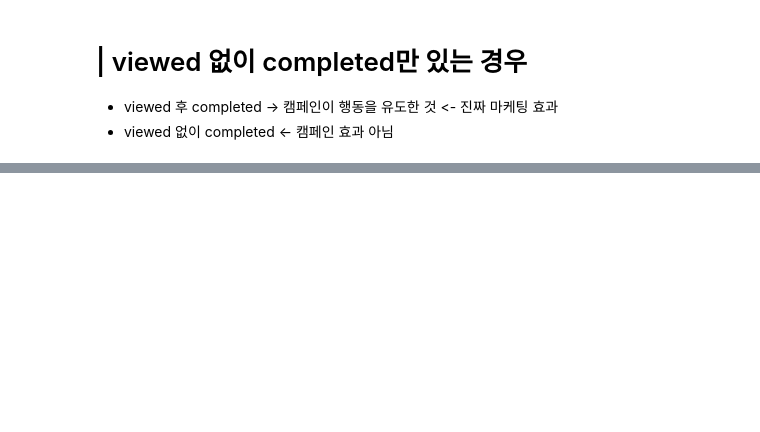
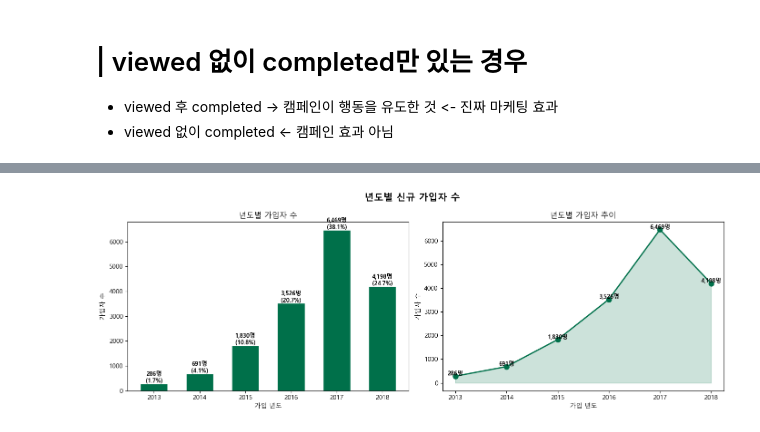
Before and after one commit to rladbstj56/practice_project, a Jupyter notebook: pjh_EDA/preprocessing.ipynb, the cells around one changed output, grey strips where cells are left out. Saved outputs shown, nothing was run; the diff lists cells and outputs as text; code cells hidden in the pictures; blank space fills up the shorter version.

```diff
--- a/pjh_EDA/preprocessing.ipynb
+++ b/pjh_EDA/preprocessing.ipynb
@@ -153,11 +267,11 @@ min             2013-07-29 00:00:00
 max             2018-07-26 00:00:00
 Name: became_member_on, dtype: object
 # %%
-base_date = profile["became_member_on"].max()
-profile["tenure_days"] = (base_date - profile["became_member_on"]).dt.days
+base_date = df_prof["became_member_on"].max()
+df_prof["tenure_days"] = (base_date - df_prof["became_member_on"]).dt.days
 
 print(f"기준일: {base_date.date()}")
-print(profile["tenure_days"].describe())
+print(df_prof["tenure_days"].describe())
 # %% [output]
 기준일: 2018-07-26
 count   17000.00
@@ -185,10 +289,10 @@ profile[["income"]].describe()
 # 소득 구간
 income_bins = [0, 40000, 60000, 80000, 100000, 200000]
 income_labels = ["~4만", "4~6만", "6~8만", "8~10만", "10만+"]
-profile["income_group"] = pd.cut(profile["income"], bins=income_bins, labels=income_labels)
+df_prof["income_group"] = pd.cut(df_prof["income"], bins=income_bins, labels=income_labels)
 
-print(profile["income_group"].value_counts(dropna=False))
-print("income 결측 수:", profile["income"].isna().sum())
+print(df_prof["income_group"].value_counts(dropna=False))
+print("income 결측 수:", df_prof["income"].isna().sum())
 # %% [output]
 income_group
 6~8만     4567
@@ -302,3 +437,11 @@ print(transcript[["person", "event", "amount", "offer_id", "day"]].head(8))
 
 - viewed 후 completed -> 캠페인이 행동을 유도한 것 <- 진짜 마케팅 효과
 - viewed 없이 completed <- 캠페인 효과 아님
+# %%
+# 년도별 신규 가입자 수
+df_prof["year"] = df_prof["became_member_on"].dt.year
+
+year_counts = df_prof["year"].value_counts().sort_index()
+year_ratio = df_prof["year"].value_counts(normalize=True).sort_index() * 100
+
+print(year_counts)
@@ -304,0 +457,32 @@ print(transcript[["person", "event", "amount", "offer_id", "day"]].head(8))
+# %%
+fig, axes = plt.subplots(1, 2, figsize=(14, 5))
+fig.suptitle("년도별 신규 가입자 수", fontsize=15, fontweight="bold")
+
+# 막대 차트
+bars = axes[0].bar(year_counts.index.astype(str), year_counts.values, color="#00704A", edgecolor="white", width=0.6)
+axes[0].set_title("년도별 가입자 수")
+axes[0].set_xlabel("가입 년도")
+axes[0].set_ylabel("가입자 수")
+for bar, cnt, ratio in zip(bars, year_counts.values, year_ratio.values):
+    axes[0].text(
+        bar.get_x() + bar.get_width() / 2,
+        bar.get_height() + 30,
+        f"{cnt:,}명\n({ratio:.1f}%)",
+        ha="center",
+        fontsize=9,
+        fontweight="bold",
+    )
+
+# 추세선 (꺾은선)
+axes[1].plot(year_counts.index.astype(str), year_counts.values, marker="o", color="#00704A", linewidth=2, markersize=8)
+axes[1].fill_between(year_counts.index.astype(str), year_counts.values, alpha=0.2, color="#00704A")
+axes[1].set_title("년도별 가입자 추이")
+axes[1].set_xlabel("가입 년도")
+axes[1].set_ylabel("가입자 수")
+for x, cnt in zip(year_counts.index.astype(str), year_counts.values):
+    axes[1].text(x, cnt + 30, f"{cnt:,}명", ha="center", fontsize=9, fontweight="bold")
+
+plt.tight_layout()
+plt.show()
+# %% [output]
+[figure, added]
```
Also changed, not shown: parts of 34 cells of this notebook, 2 other files.
